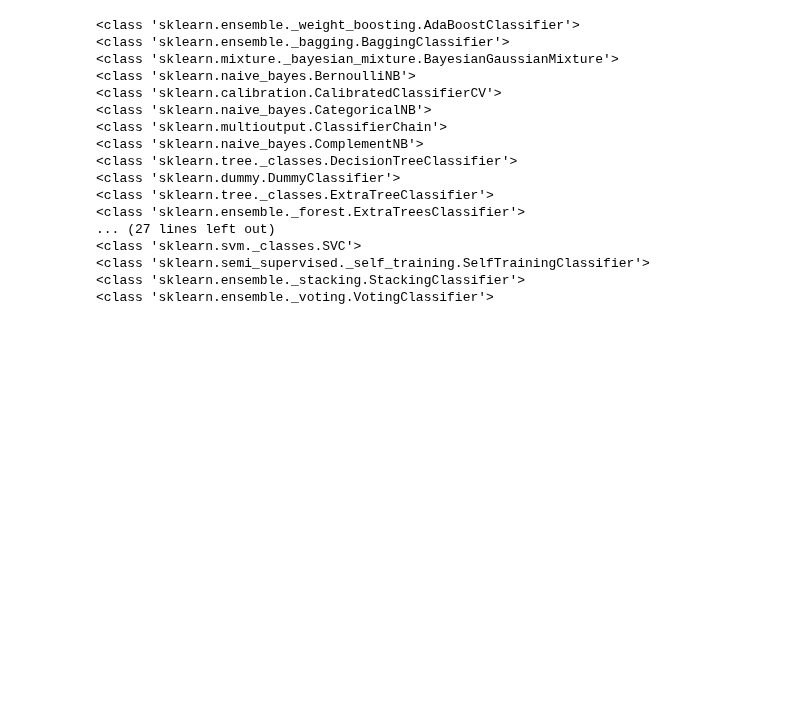
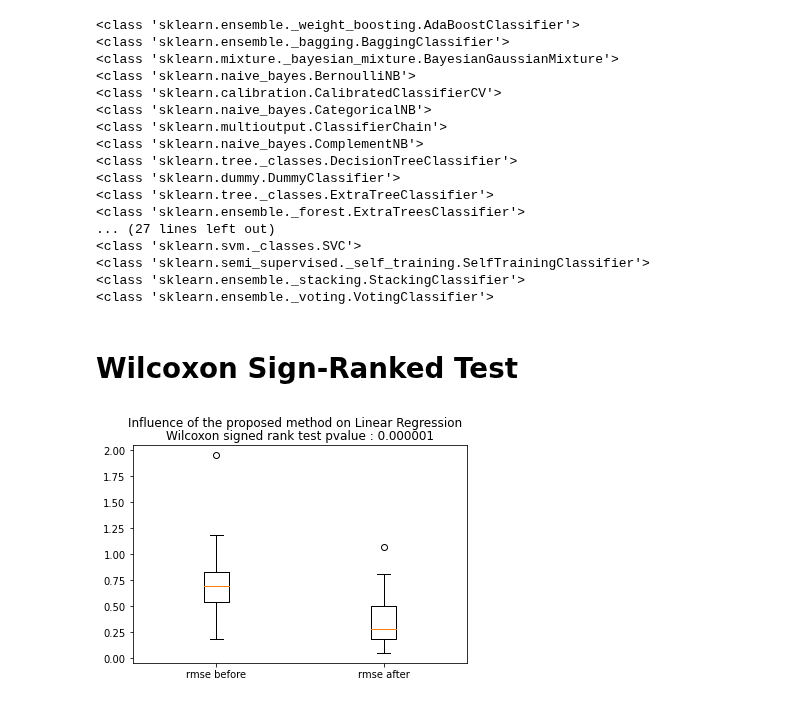
Before and after one commit to ColinTr/ClassificationForRegression, a Jupyter notebook: notebooks/Discussion.ipynb, the cells around one changed output. Saved outputs shown, nothing was run; the diff lists cells and outputs as text; code cells hidden in the pictures; blank space fills up the shorter version.

```diff
--- a/notebooks/Discussion.ipynb
+++ b/notebooks/Discussion.ipynb
@@ -396,3 +384,7 @@ for name, class_ in estimators:
 <class 'sklearn.semi_supervised._self_training.SelfTrainingClassifier'>
 <class 'sklearn.ensemble._stacking.StackingClassifier'>
 <class 'sklearn.ensemble._voting.VotingClassifier'>
+# %% [markdown]
+# Wilcoxon Sign-Ranked Test
+# %%
+prefix_path = os.path.join('D:\\', 'results_tables', 'tmp_rmse_for_critical_diagrams')
@@ -398,0 +431,11 @@ for name, class_ in estimators:
+# %%
+def create_box_plot(list1, list2, title, precision=6):
+    plt.boxplot([list1, list2])
+    plt.gca().xaxis.set_ticklabels(['rmse before', 'rmse after'])
+    plt.suptitle(title)
+    plt.title("Wilcoxon signed rank test pvalue : " + "%0.*f" % (precision, stats.wilcoxon(list1, list2).pvalue))
+    plt.show()
+# %%
+create_box_plot(base_lr_rmse, new_lr_rmse, 'Influence of the proposed method on Linear Regression', precision=6)
+# %% [output]
+[figure, added]
```
Also changed, not shown: parts of 18 cells of this notebook, 2 other files.
